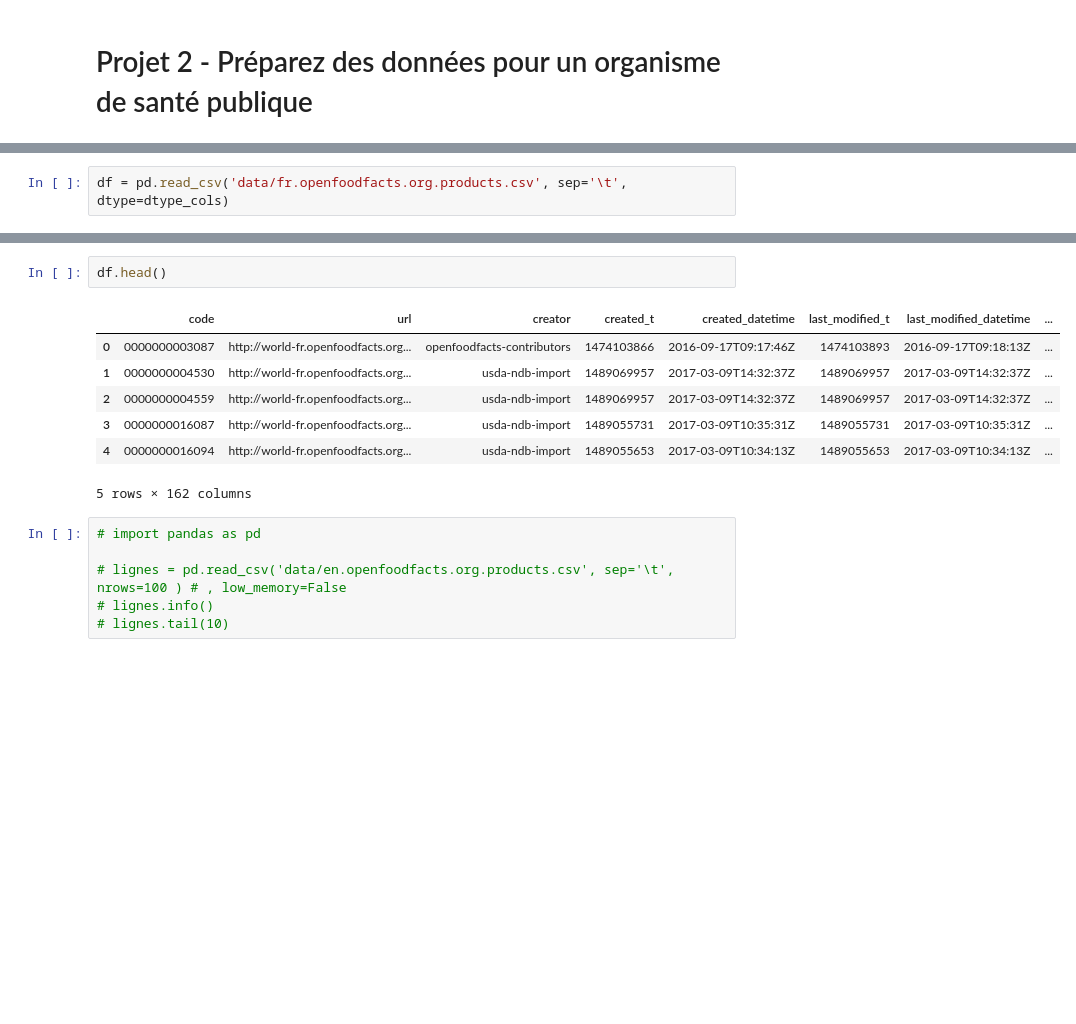
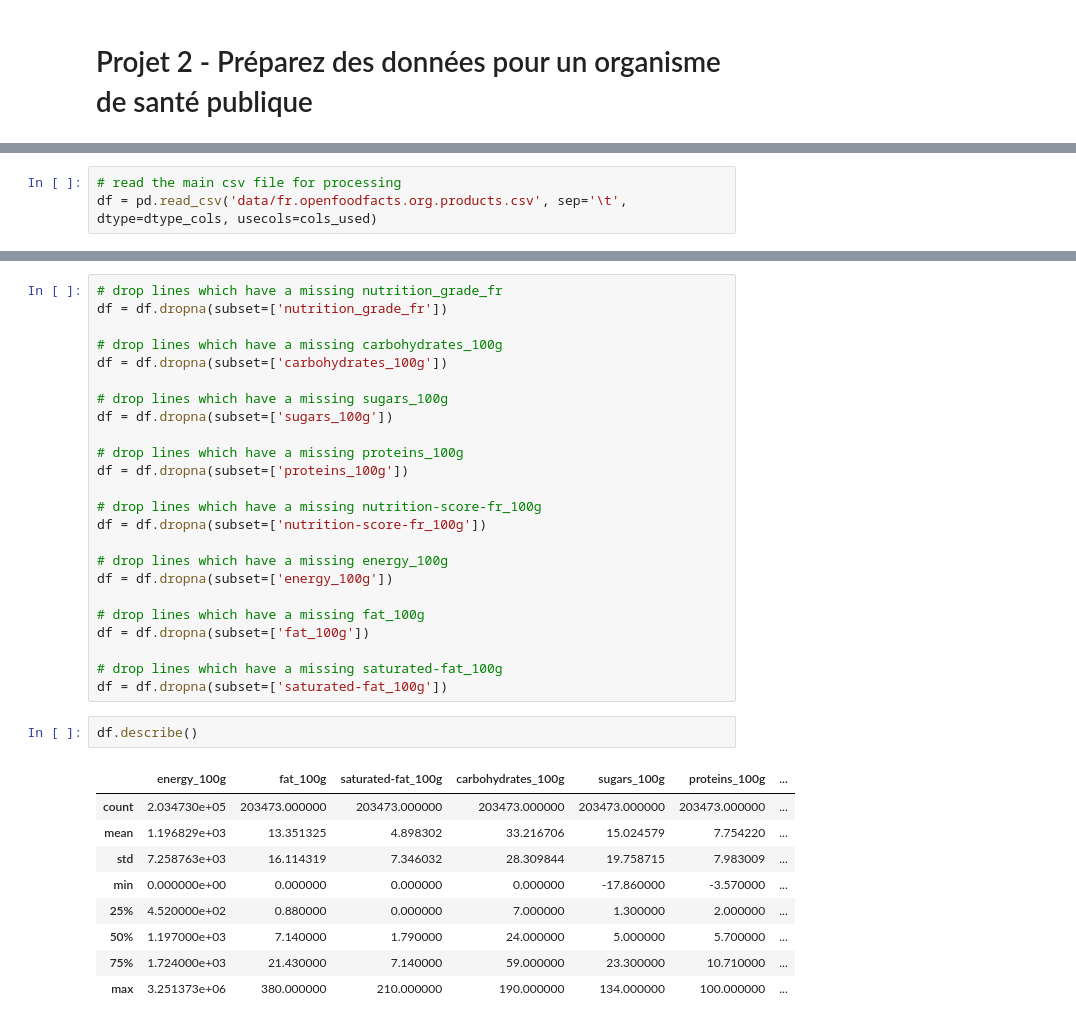
Before and after one commit to CharbonneauJean/OC-Projet2, a Jupyter notebook: oc-p2.ipynb, the cells around one changed output, grey strips where cells are left out. Cells and saved outputs as stored; diff of their text form; blank space fills up the shorter version.

```diff
--- a/oc-p2.ipynb
+++ b/oc-p2.ipynb
@@ -56,2 +48,3 @@ for chunk in pd.read_csv('data/fr.openfoodfacts.org.products.csv', sep='\t', chu
 # %%
-df = pd.read_csv('data/fr.openfoodfacts.org.products.csv', sep='\t', dtype=dtype_cols)
+# read the main csv file for processing
+df = pd.read_csv('data/fr.openfoodfacts.org.products.csv', sep='\t', dtype=dtype_cols, usecols=cols_used)
@@ -58,16 +63,36 @@ df = pd.read_csv('data/fr.openfoodfacts.org.products.csv', sep='\t', dtype=dtype
+# %%
+# drop lines which have a missing nutrition_grade_fr
+df = df.dropna(subset=['nutrition_grade_fr'])
+
+# drop lines which have a missing carbohydrates_100g
+df = df.dropna(subset=['carbohydrates_100g'])
+
+# drop lines which have a missing sugars_100g
+df = df.dropna(subset=['sugars_100g'])
+
+# drop lines which have a missing proteins_100g
+df = df.dropna(subset=['proteins_100g'])
+
+# drop lines which have a missing nutrition-score-fr_100g
+df = df.dropna(subset=['nutrition-score-fr_100g'])
+
+# drop lines which have a missing energy_100g
+df = df.dropna(subset=['energy_100g'])
+
+# drop lines which have a missing fat_100g
+df = df.dropna(subset=['fat_100g'])
+
+# drop lines which have a missing saturated-fat_100g
+df = df.dropna(subset=['saturated-fat_100g'])
 # %%
-df.head()
+df.describe()
 # %% [output]
-|  | code | url | creator | created_t | created_datetime | last_modified_t | last_modified_datetime | ... |
-| 0 | 0000000003087 | http://world-fr.openfoodfacts.org... | openfoodfacts-contributors | 1474103866 | 2016-09-17T09:17:46Z | 1474103893 | 2016-09-17T09:18:13Z | ... |
-| 1 | 0000000004530 | http://world-fr.openfoodfacts.org... | usda-ndb-import | 1489069957 | 2017-03-09T14:32:37Z | 1489069957 | 2017-03-09T14:32:37Z | ... |
-| 2 | 0000000004559 | http://world-fr.openfoodfacts.org... | usda-ndb-import | 1489069957 | 2017-03-09T14:32:37Z | 1489069957 | 2017-03-09T14:32:37Z | ... |
-| 3 | 0000000016087 | http://world-fr.openfoodfacts.org... | usda-ndb-import | 1489055731 | 2017-03-09T10:35:31Z | 1489055731 | 2017-03-09T10:35:31Z | ... |
-| 4 | 0000000016094 | http://world-fr.openfoodfacts.org... | usda-ndb-import | 1489055653 | 2017-03-09T10:34:13Z | 1489055653 | 2017-03-09T10:34:13Z | ... |
+|  | energy_100g | fat_100g | saturated-fat_100g | carbohydrates_100g | sugars_100g | proteins_100g | ... |
+| count | 2.034730e+05 | 203473.000000 | 203473.000000 | 203473.000000 | 203473.000000 | 203473.000000 | ... |
+| mean | 1.196829e+03 | 13.351325 | 4.898302 | 33.216706 | 15.024579 | 7.754220 | ... |
+| std | 7.258763e+03 | 16.114319 | 7.346032 | 28.309844 | 19.758715 | 7.983009 | ... |
+| min | 0.000000e+00 | 0.000000 | 0.000000 | 0.000000 | -17.860000 | -3.570000 | ... |
+| 25% | 4.520000e+02 | 0.880000 | 0.000000 | 7.000000 | 1.300000 | 2.000000 | ... |
+| 50% | 1.197000e+03 | 7.140000 | 1.790000 | 24.000000 | 5.000000 | 5.700000 | ... |
+| 75% | 1.724000e+03 | 21.430000 | 7.140000 | 59.000000 | 23.300000 | 10.710000 | ... |
+| max | 3.251373e+06 | 380.000000 | 210.000000 | 190.000000 | 134.000000 | 100.000000 | ... |
-5 rows × 162 columns
-# %%
-# import pandas as pd
-
-# lignes = pd.read_csv('data/en.openfoodfacts.org.products.csv', sep='\t', nrows=100 ) # , low_memory=False
-# lignes.info()
-# lignes.tail(10)
```
Also changed, not shown: parts of 18 cells of this notebook, 3 other files.
